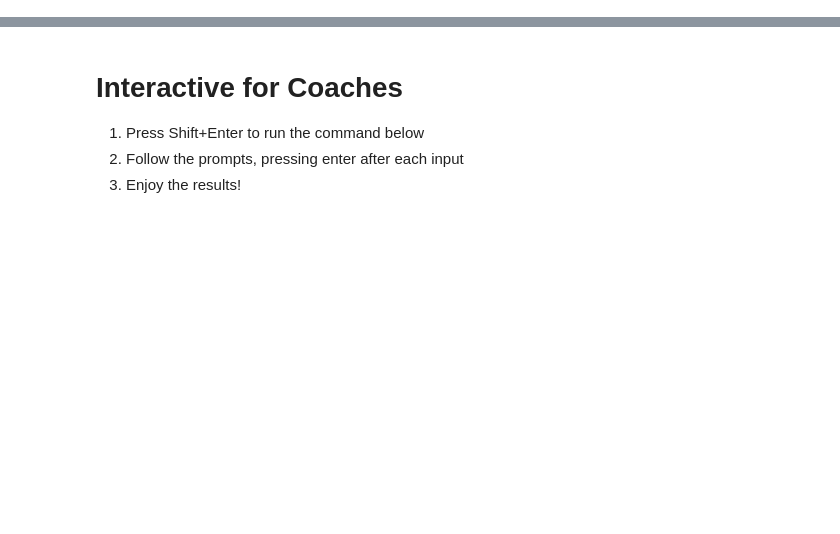
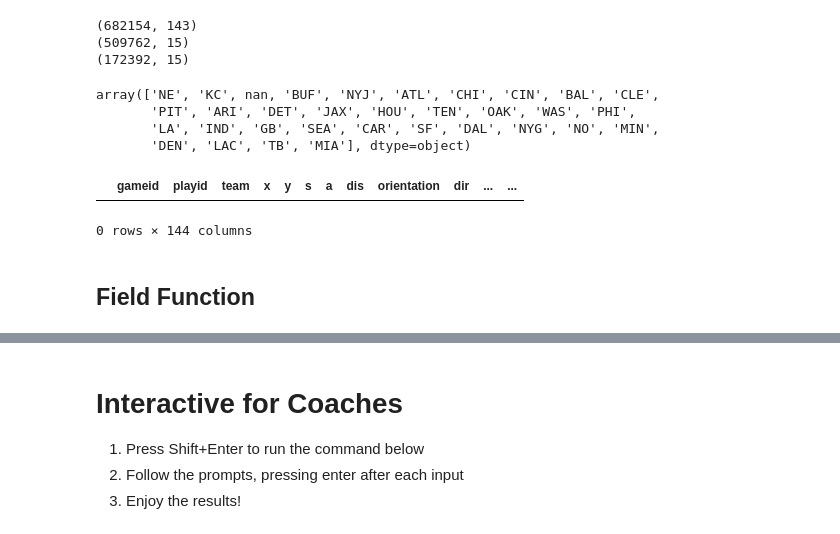
Before and after one commit to MaloneyJason/Rush-Yards, a Jupyter notebook: Interactive-ish/Coach's Resource.ipynb, the cells around one changed output, grey strips where cells are left out. Saved outputs shown, nothing was run; the diff lists cells and outputs as text; code cells hidden in the pictures; blank space fills up the shorter version.

```diff
--- a/Interactive-ish/Coach's Resource.ipynb
+++ b/Interactive-ish/Coach's Resource.ipynb
@@ -17,6 +20,6 @@ warnings.filterwarnings("ignore")
 # %%
 # load data and model
-data = pd.read_pickle('data.pkl')
+data = pd.read_pickle('data_more.pkl')
 # trained model
 rf = pd.read_pickle('rf_model.sav')
 trainX = pd.read_pickle('trainX.pkl')
@@ -37,6 +40,14 @@ bin_yard_names = list(bin_int.keys())
 # get labels
 bin_trainy = data.loc[data['season'] != 2019]['yards_bin_int']
 bin_testY = data.loc[data['season'] == 2019]['yards_bin_int']
+# %%
+print(data.shape)
+print(trainX.shape)
+print(testX.shape)
+# %% [output]
+(682154, 143)
+(509762, 15)
+(172392, 15)
 # %%
 data = data.fillna(-999)
 scaler = MinMaxScaler()
@@ -51,9 +62,24 @@ for abb in data['hometeamabbr'].unique():
     team_dict[abb] = abb
 # %%
 data['fieldposition'] = data['fieldposition'].map(team_dict)
+# %%
+data['fieldposition'].unique()
+# %% [output]
+array(['NE', 'KC', nan, 'BUF', 'NYJ', 'ATL', 'CHI', 'CIN', 'BAL', 'CLE',
+       'PIT', 'ARI', 'DET', 'JAX', 'HOU', 'TEN', 'OAK', 'WAS', 'PHI',
+       'LA', 'IND', 'GB', 'SEA', 'CAR', 'SF', 'DAL', 'NYG', 'NO', 'MIN',
+       'DEN', 'LAC', 'TB', 'MIA'], dtype=object)
+# %%
+oi = data.loc[data['ownside']==1]
+oi.loc[oi['possessionteam'] != oi['fieldposition']]
+# %% [output]
+|  | gameid | playid | team | x | y | s | a | dis | orientation | dir | ... | ... |
+0 rows × 144 columns
 # %%
 # need to get a single field position variable
 data['ownside'] = 0
 data['ownside'].loc[data['possessionteam'] == data['fieldposition']] = 1
 #data['own'] = own_field(data['possessionteam'], data['fieldposition'])
 #data[['possessionteam', 'fieldposition']].apply(own_field,axis = 1)
+# %% [markdown]
+## Field Function
```
Also changed, not shown: parts of 7 cells of this notebook.
